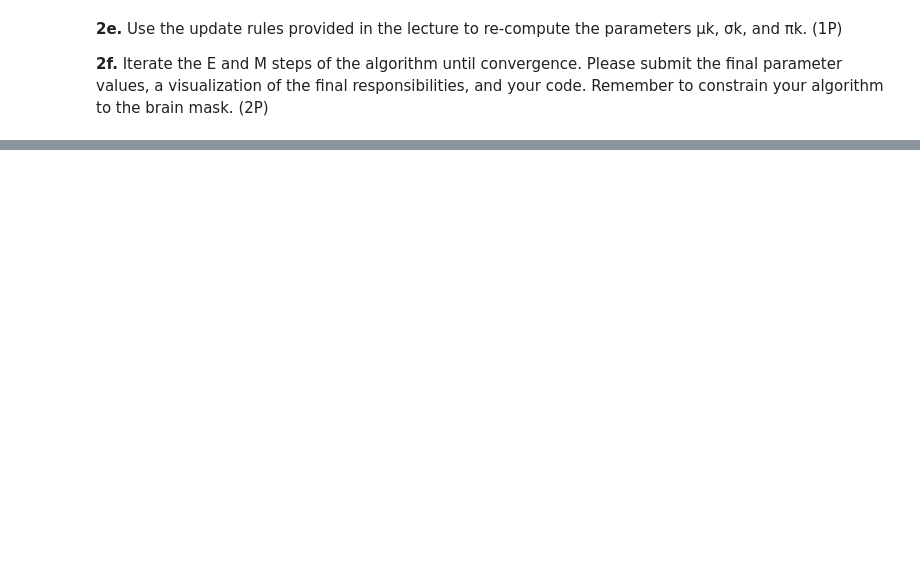
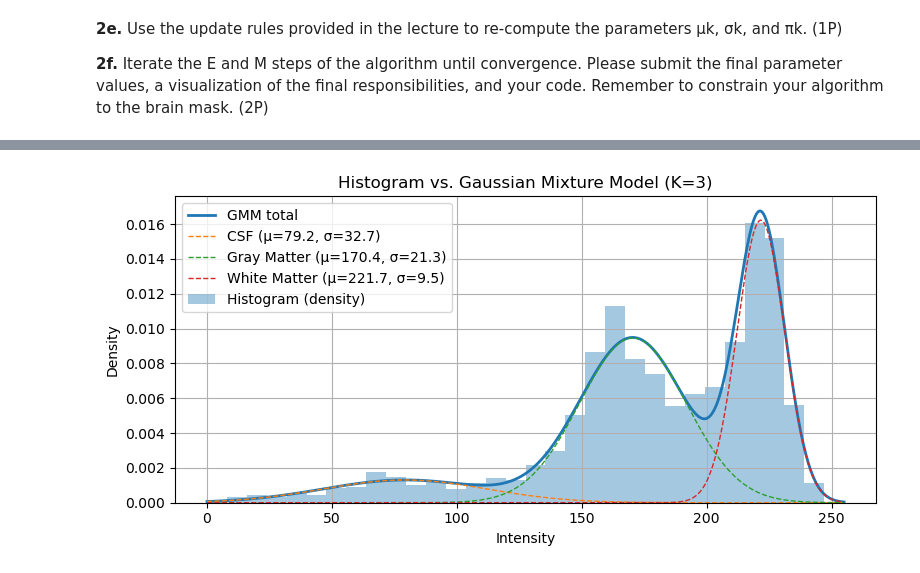
Before and after one commit to kutschl/image_aquisition_analysis_neuroscience, a Jupyter notebook: sheet04/task2.ipynb, the cells around one changed output, grey strips where cells are left out. Drawn from its saved outputs; the diff is of its cells as text; code cells hidden in the pictures; blank space fills up the shorter version.

```diff
--- a/sheet04/task2.ipynb
+++ b/sheet04/task2.ipynb
@@ -139,0 +184,14 @@ True
+# %%
+# Initialization GMM parameters
+data = img_filt[mask > 0].astype(np.float32)
+sigma = np.array([20,19,20])
+mean = np.array([75, 160, 225])
+mix_coeff = np.array([0.14, 0.37, 0.49])
+
+# Compute probabilites + clustering + segmented image with based on intial parameter set
+gmm = GMM(mix_coeff, sigma, mean, len(data), len(mix_coeff))
+segmented_img_1 = gmm.viz(img_filt, mask)
+cv2.imshow('Segmented Image with initial parameters', segmented_img_1)
+cv2.waitKey(0)
+cv2.destroyAllWindows()
+cv2.imwrite('task2_segmented_image_initial.png', segmented_img_1)
@@ -255,0 +206,68 @@ Weights: [0.11289601 0.45831706 0.42878694]
+# %%
+# Initialization GMM with same parameters but this time run EM-algorithm for 100 iterations
+gmm2 = GMM(mix_coeff, sigma, mean, len(data), len(mix_coeff))
+iters = 1000
+gmm2.run_em_algo(data, iters)
+
+# Compute probabilites + clustering + segmented image with based on intial parameter set
+segmented_img_2 = gmm2.viz(img_filt, mask)
+cv2.imshow('Segmented Image after 100 iterations of EM', segmented_img_2)
+cv2.waitKey(0)
+cv2.destroyAllWindows()
+cv2.imwrite('task2_segmented_image_EM.png', segmented_img_2)
+
+# Plotting histogram and GMM results with its component
+means  = gmm2.mean
+sigmas  = gmm2.sigma
+weights = gmm2.mix_coeff
+print("Means:  ", means)
+print("Sigmas: ", sigmas)
+print("Weights:", weights)
+
+# Plotting
+pixels = data.copy()
+counts, bin_edges = np.histogram(
+    pixels,
+    bins=32,
+    range=(0, 255),
+    density=True
+)
+bin_centers = 0.5 * (bin_edges[:-1] + bin_edges[1:])
+
+# feine x-Achse für glatte PDF
+x = np.linspace(0, 255, 500)
+
+
+def gaussian(x, mu, sigma):
+    return (1.0 / (np.sqrt(2 * np.pi) * sigma)) * np.exp(-0.5 * ((x - mu) / sigma) ** 2)
+
+component_pdfs = []
+for w, m, s in zip(weights, means, sigmas):
+    component_pdfs.append(w * gaussian(x, m, s))
+
+gmm_pdf = np.sum(component_pdfs, axis=0)
+
+plt.figure(figsize=(8,4))
+
+# Histogramm
+plt.bar(bin_centers, counts,
+        width=(bin_edges[1] - bin_edges[0]),
+        alpha=0.4, align="center", label="Histogram (density)")
+
+# GMM
+plt.plot(x, gmm_pdf, linewidth=2, label="GMM total")
+
+# Gaussians components
+labels = ['CSF', 'Gray Matter', 'White Matter']
+for k, comp in enumerate(component_pdfs):
+    plt.plot(x, comp, linestyle="--", linewidth=1,
+            label=f"{labels[k]} (μ={means[k]:.1f}, σ={sigmas[k]:.1f})")
+
+plt.xlabel("Intensity")
+plt.ylabel("Density")
+plt.title("Histogram vs. Gaussian Mixture Model (K=3)")
+plt.legend()
+plt.grid(True)
+plt.tight_layout()
+plt.show()
+# %% [output]
@@ -255,0 +277 @@ Weights: [0.11289601 0.45831706 0.42878694]
+[figure, added]
```
Also changed, not shown: parts of 6 cells of this notebook, 4 other files.
